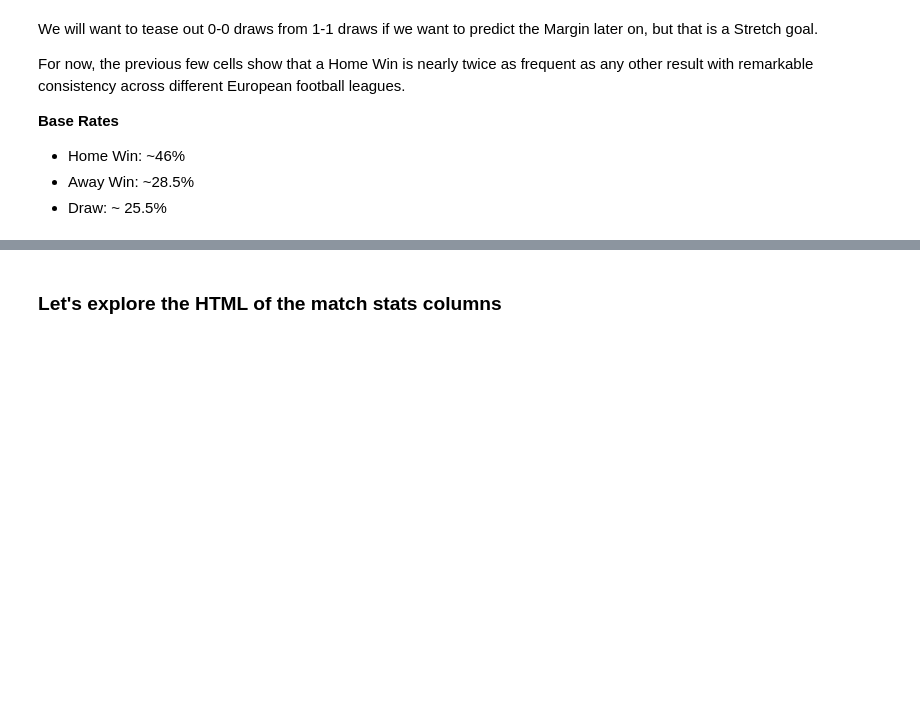
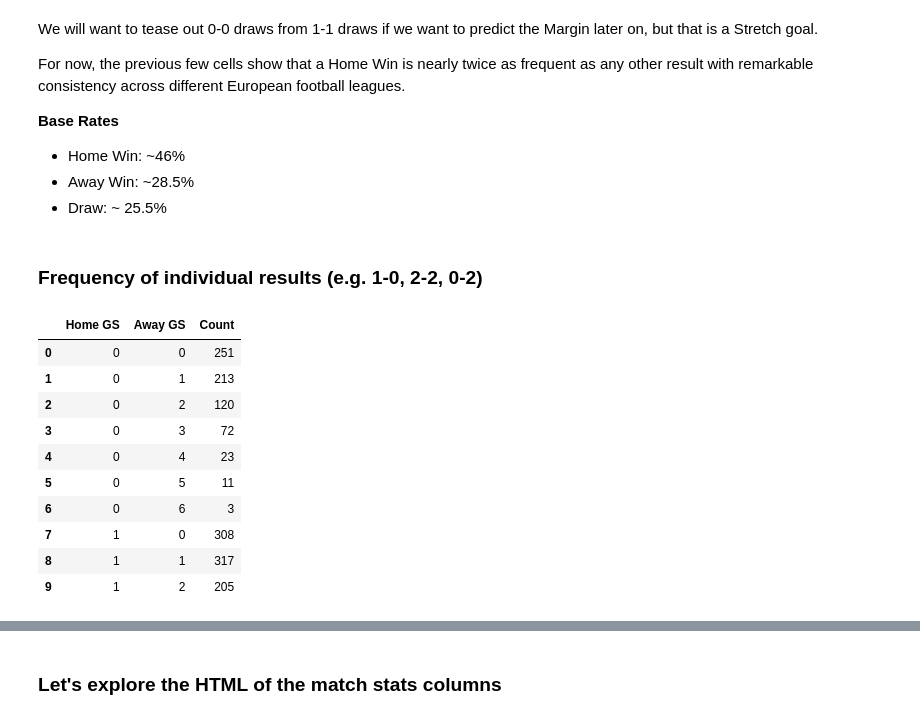
Before and after one commit to tjjdoherty/football-project-mvp, a Jupyter notebook: intro_clean_eda.ipynb, the cells around one changed output, grey strips where cells are left out. Saved outputs shown, nothing was run; the diff lists cells and outputs as text; code cells hidden in the pictures; blank space fills up the shorter version.

```diff
--- a/intro_clean_eda.ipynb
+++ b/intro_clean_eda.ipynb
@@ -373,3 +380,22 @@ For now, the previous few cells show that a Home Win is nearly twice as frequent
 - Home Win: ~46%
 - Away Win: ~28.5%
 - Draw: ~ 25.5%
+# %% [markdown]
+### Frequency of individual results (e.g. 1-0, 2-2, 0-2)
+# %%
+# count every unique combination of home goals vs away goals
+prem_goals = prem.groupby(['Home GS', 'Away GS']).size().reset_index(name='Count')
+european_matches_goals = european_matches.groupby(['Home GS', 'Away GS']).size().reset_index(name='Count')
+prem_goals.head(10)
+# %% [output]
+|  | Home GS | Away GS | Count |
+| 0 | 0 | 0 | 251 |
+| 1 | 0 | 1 | 213 |
+| 2 | 0 | 2 | 120 |
+| 3 | 0 | 3 | 72 |
+| 4 | 0 | 4 | 23 |
+| 5 | 0 | 5 | 11 |
+| 6 | 0 | 6 | 3 |
+| 7 | 1 | 0 | 308 |
+| 8 | 1 | 1 | 317 |
+| 9 | 1 | 2 | 205 |
```
Also changed, not shown: parts of 34 cells of this notebook.
